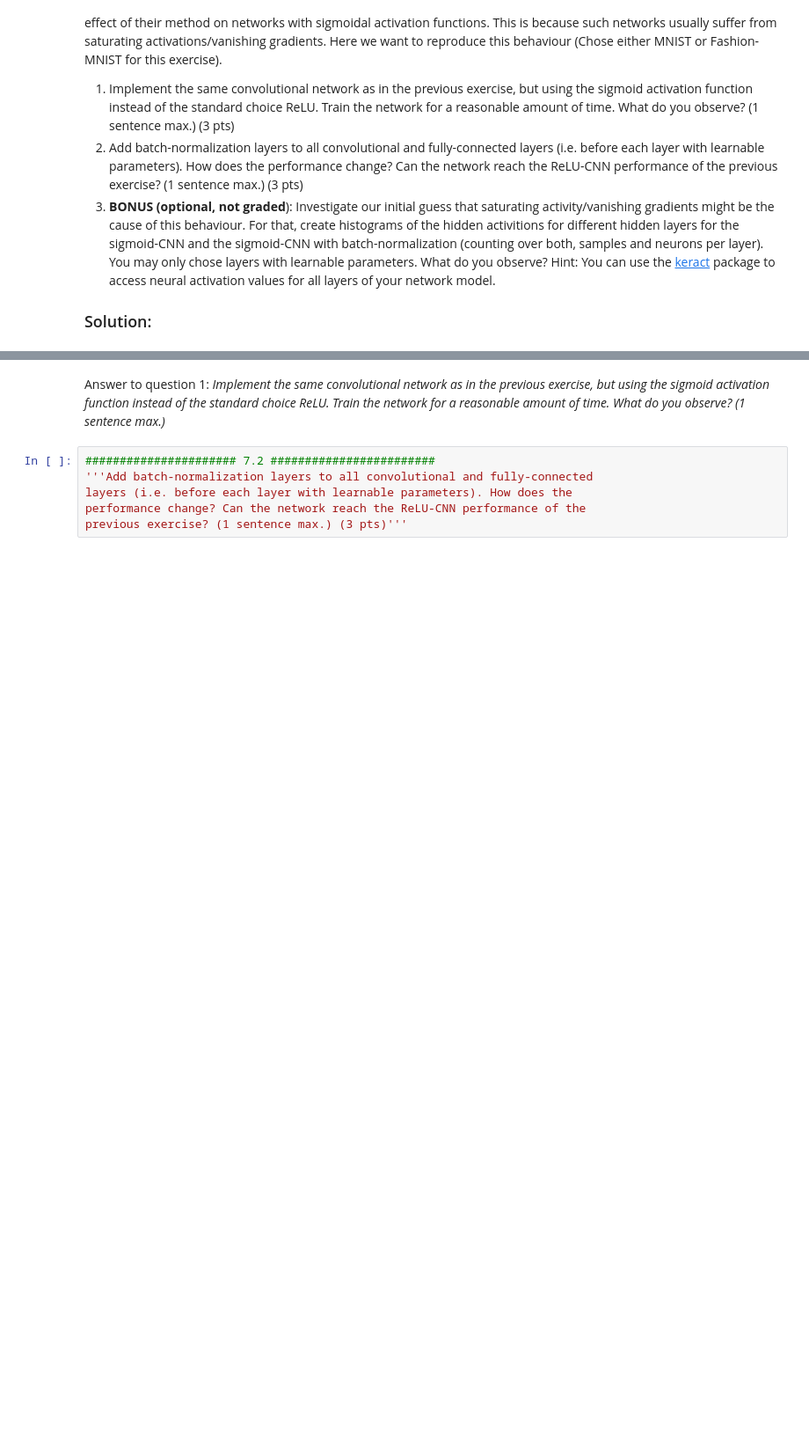
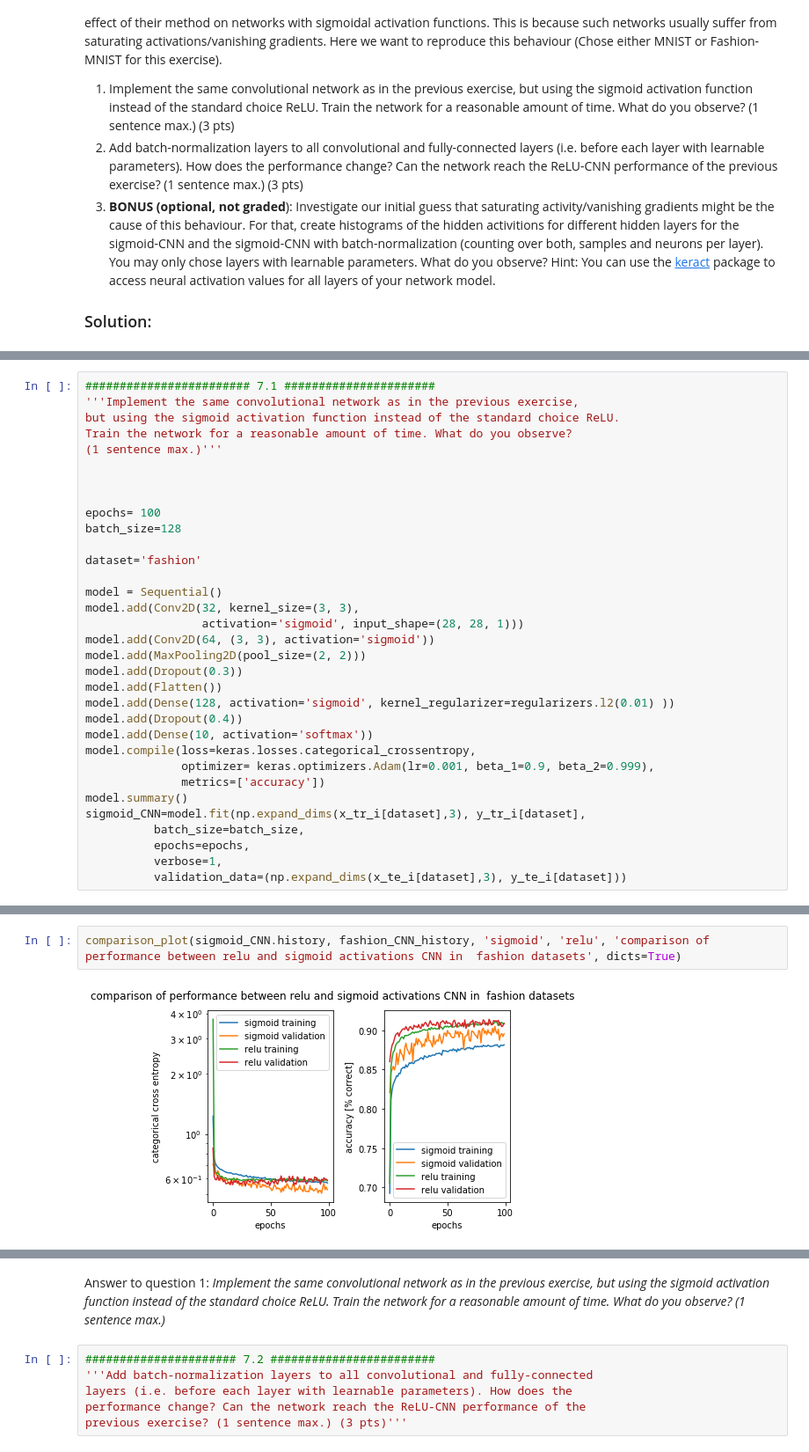
Before and after one commit to girotomas/ANN, a Jupyter notebook: ANN22_03.ipynb, the cells around one changed output, grey strips where cells are left out. Shown at 88% size. Drawn from its saved outputs; the diff is of its cells as text; blank space fills up the shorter version.

```diff
--- a/ANN22_03.ipynb
+++ b/ANN22_03.ipynb
@@ -955,0 +961,33 @@ NameError: ignored
+# %%
+######################## 7.1 ######################
+'''Implement the same convolutional network as in the previous exercise,
+but using the sigmoid activation function instead of the standard choice ReLU.
+Train the network for a reasonable amount of time. What do you observe?
+(1 sentence max.)'''
+
+
+
+epochs= 100
+batch_size=128
+
+dataset='fashion'
+
+model = Sequential()
+model.add(Conv2D(32, kernel_size=(3, 3),
+                 activation='sigmoid', input_shape=(28, 28, 1)))
+model.add(Conv2D(64, (3, 3), activation='sigmoid'))
+model.add(MaxPooling2D(pool_size=(2, 2)))
+model.add(Dropout(0.3))
+model.add(Flatten())
+model.add(Dense(128, activation='sigmoid', kernel_regularizer=regularizers.l2(0.01) ))
+model.add(Dropout(0.4))
+model.add(Dense(10, activation='softmax'))
+model.compile(loss=keras.losses.categorical_crossentropy,
+              optimizer= keras.optimizers.Adam(lr=0.001, beta_1=0.9, beta_2=0.999),
+              metrics=['accuracy'])
+model.summary()
+sigmoid_CNN=model.fit(np.expand_dims(x_tr_i[dataset],3), y_tr_i[dataset],
+          batch_size=batch_size,
+          epochs=epochs,
+          verbose=1,
+          validation_data=(np.expand_dims(x_te_i[dataset],3), y_te_i[dataset]))
@@ -955,0 +1012,4 @@ NameError: ignored
+# %%
+comparison_plot(sigmoid_CNN.history, fashion_CNN_history, 'sigmoid', 'relu', 'comparison of performance between relu and sigmoid activations CNN in  fashion datasets', dicts=True)
+# %% [output]
+[figure, added]
```
Also changed, not shown: parts of 6 cells of this notebook.
